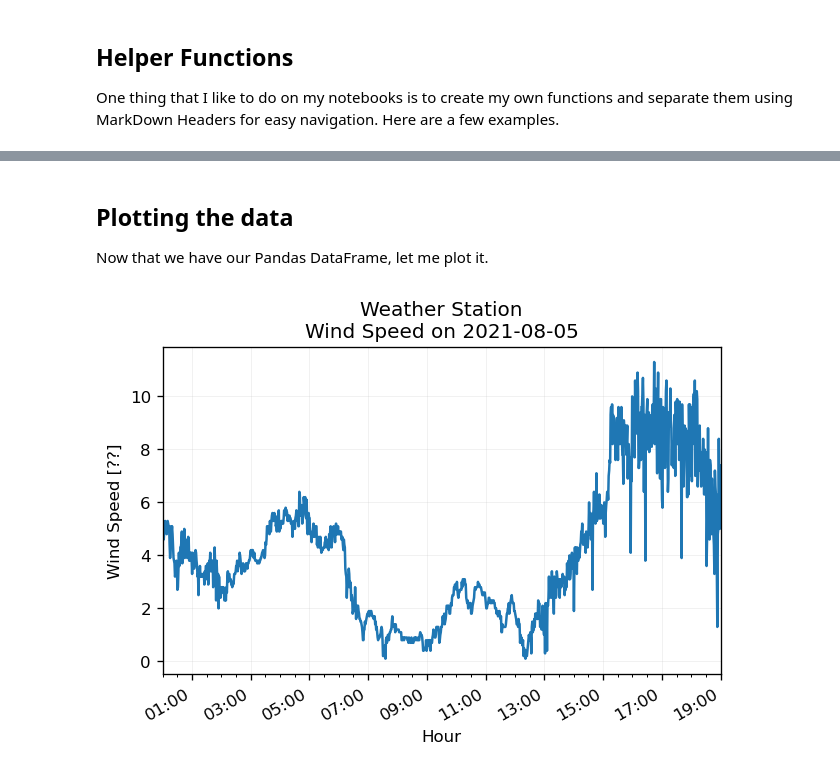
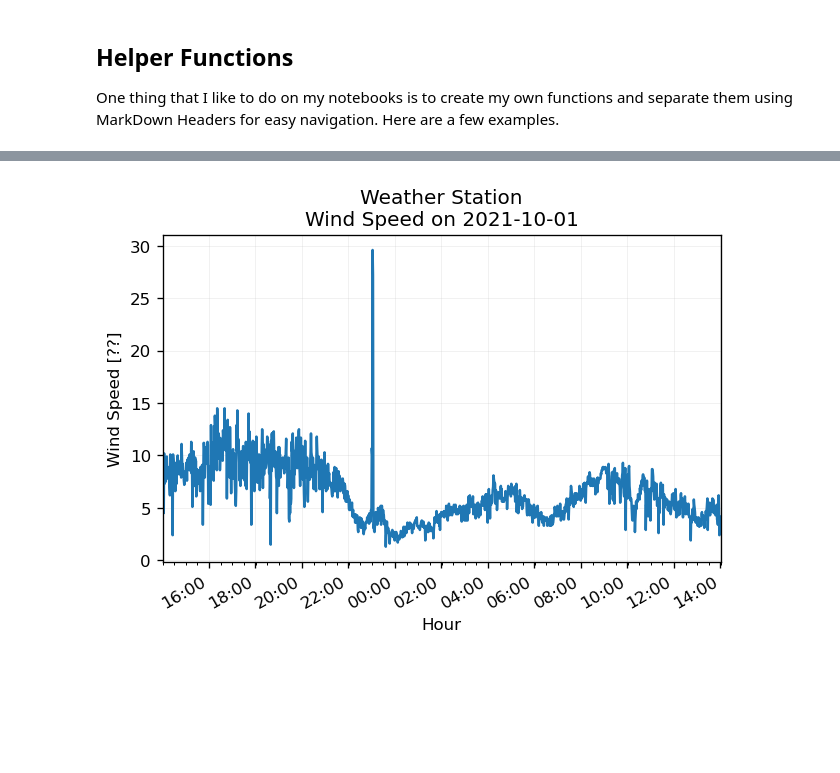
Before and after one commit to b1quint/notebooks, a Jupyter notebook: unsorted/Accessing Summit EFD.ipynb, the cells around one changed output, grey strips where cells are left out. Saved outputs shown, nothing was run; the diff lists cells and outputs as text; code cells hidden in the pictures; blank space fills up the shorter version.

```diff
--- a/unsorted/Accessing Summit EFD.ipynb
+++ b/unsorted/Accessing Summit EFD.ipynb
@@ -56,8 +202,15 @@ client = retrieve_efd_client()
 # %%
 # I need to pass timestamps to the client to get my time series
-start = Time('2021-08-05T00:00:00', scale='tai')
-end = Time('2021-08-05T19:00:00', scale='tai')
+start = Time('2021-10-01T14:00:00', scale='tai', format='isot')
+end = Time('2021-10-02T14:00:00', scale='tai', format='isot')
 
 # And here is how I retrieve my data as a Pandas DataFrame
-df = await client.select_time_series('lsst.sal.WeatherStation.windSpeed',
-                                     fields='*', start=start, end=end)
+df = await client.select_time_series(
+    'lsst.sal.WeatherStation.windSpeed',
+    fields='value',
+    start=start,
+    end=end)
+
+df = df.rename(columns={'value': 'wind_speed'})
+df = df.resample('1s').mean()
+df = df.dropna()
@@ -80,7 +231,3 @@ df
-# %% [markdown]
-## Plotting the data
-
-Now that we have our Pandas DataFrame, let me plot it.
 # %%
 fig, ax = plt.subplots(num="Weather Station - Wind Speed", dpi=120)
 
@@ -93,32 +240,32 @@ loc_min_ticks = mdates.MinuteLocator(interval=30)
 ax.xaxis.set_minor_locator(loc_min_ticks)
 
 # Format Major
 fmt = mdates.DateFormatter("%H:%M")
 ax.xaxis.set_major_formatter(fmt)
 
 # Set labels
 ax.set_xlabel("Hour")
 ax.set_ylabel("Wind Speed [??]")
 
 # Round to nearest years.
 datemin = df.index[0].round('min')
 datemax = df.index[-1].round('min') + np.timedelta64(1, 'm')
 ax.set_xlim(datemin, datemax)
 
 # Plot Data
-ax.plot(df.index, df.value)
+ax.plot(df.index, df['wind_speed'])
 
 # Display title and sub-title
 ax.set_title(f"Weather Station\nWind Speed on {df.index[0]:%Y-%m-%d}")
 
 # Setting grid
 ax.grid(lw='0.5', alpha=0.2, ls='-')
 
 # Rotates and right aligns the x labels, and moves the bottom of the
 # axes up to make room for them.
 fig.autofmt_xdate()
 
 # Display Plot
 plt.show()
 # %% [output]
-[figure, old version]
+[figure, new version]
```
Also changed, not shown: parts of 15 cells of this notebook.
